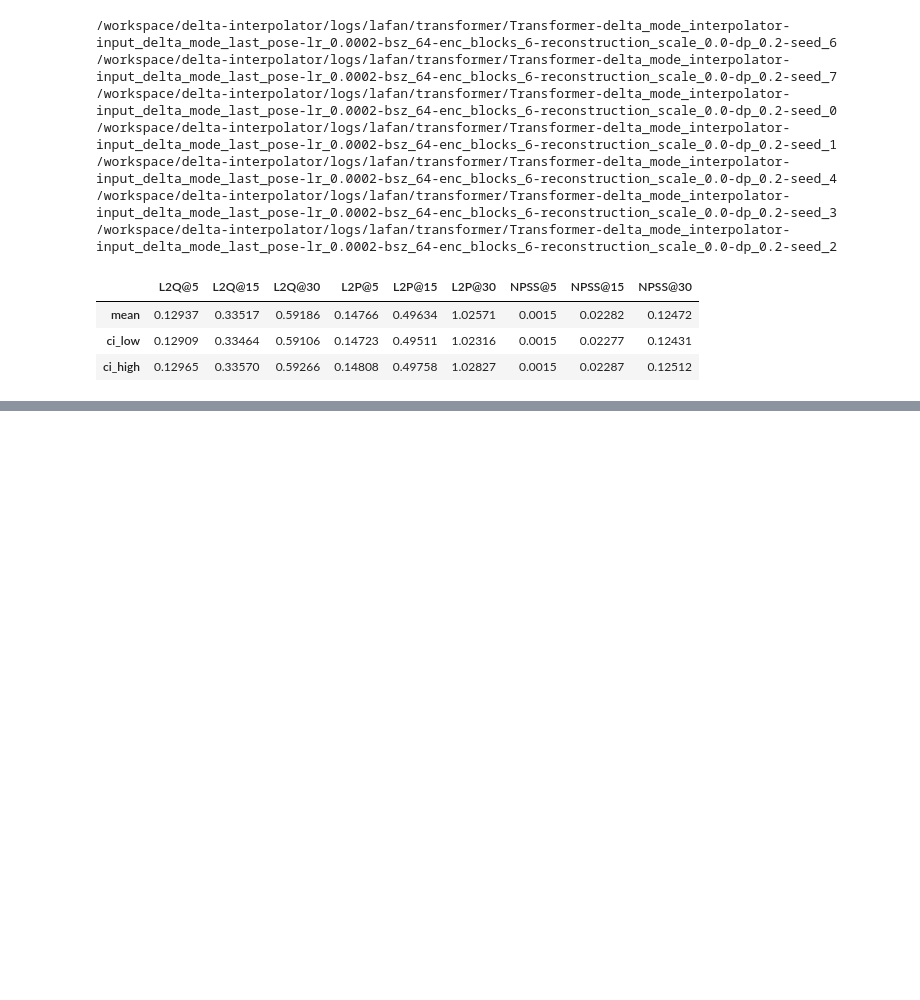
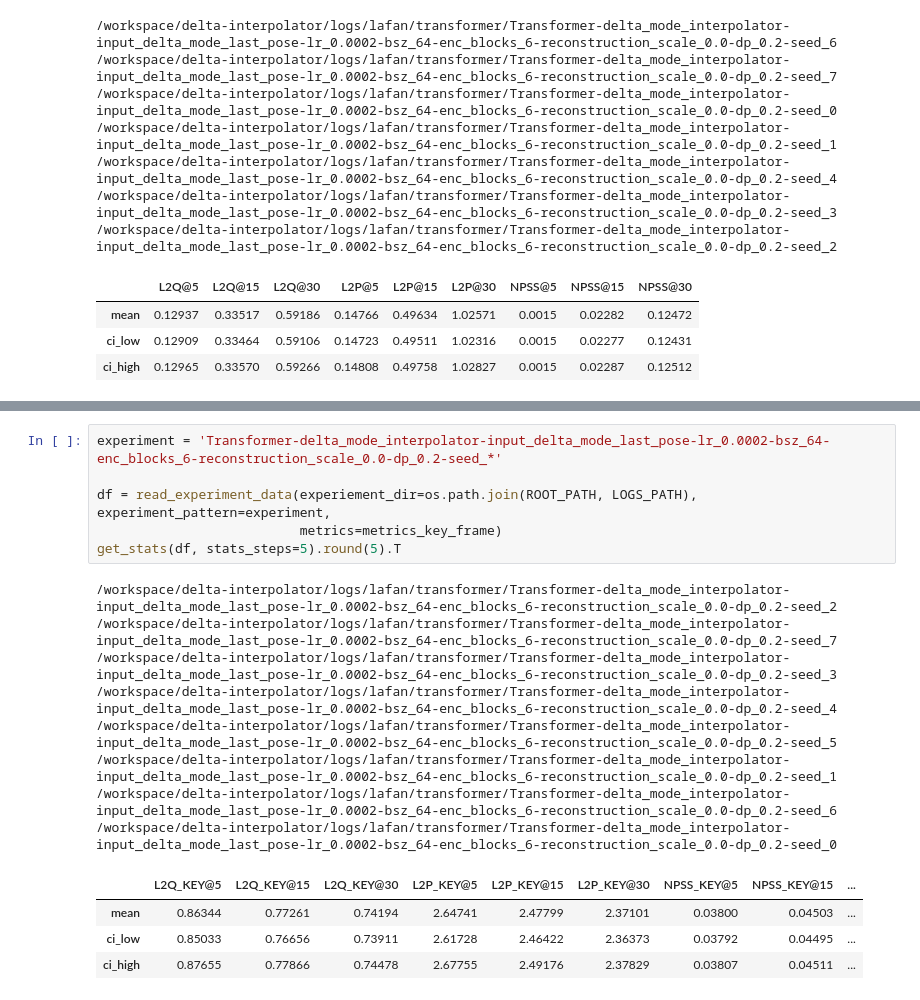
Before and after one commit to boreshkinai/delta-interpolator, a Jupyter notebook: LaFAN1Results.ipynb, the cells around one changed output, grey strips where cells are left out. Saved outputs shown, nothing was run; the diff lists cells and outputs as text; blank space fills up the shorter version.

```diff
--- a/LaFAN1Results.ipynb
+++ b/LaFAN1Results.ipynb
@@ -226,0 +253,19 @@ get_stats(df, stats_steps=5).round(5).T
+# %%
+experiment = 'Transformer-delta_mode_interpolator-input_delta_mode_last_pose-lr_0.0002-bsz_64-enc_blocks_6-reconstruction_scale_0.0-dp_0.2-seed_*'
+
+df = read_experiment_data(experiement_dir=os.path.join(ROOT_PATH, LOGS_PATH), experiment_pattern=experiment,
+                          metrics=metrics_key_frame)
+get_stats(df, stats_steps=5).round(5).T
+# %% [output]
+/workspace/delta-interpolator/logs/lafan/transformer/Transformer-delta_mode_interpolator-input_delta_mode_last_pose-lr_0.0002-bsz_64-enc_blocks_6-reconstruction_scale_0.0-dp_0.2-seed_2
+/workspace/delta-interpolator/logs/lafan/transformer/Transformer-delta_mode_interpolator-input_delta_mode_last_pose-lr_0.0002-bsz_64-enc_blocks_6-reconstruction_scale_0.0-dp_0.2-seed_7
+/workspace/delta-interpolator/logs/lafan/transformer/Transformer-delta_mode_interpolator-input_delta_mode_last_pose-lr_0.0002-bsz_64-enc_blocks_6-reconstruction_scale_0.0-dp_0.2-seed_3
+/workspace/delta-interpolator/logs/lafan/transformer/Transformer-delta_mode_interpolator-input_delta_mode_last_pose-lr_0.0002-bsz_64-enc_blocks_6-reconstruction_scale_0.0-dp_0.2-seed_4
+/workspace/delta-interpolator/logs/lafan/transformer/Transformer-delta_mode_interpolator-input_delta_mode_last_pose-lr_0.0002-bsz_64-enc_blocks_6-reconstruction_scale_0.0-dp_0.2-seed_5
+/workspace/delta-interpolator/logs/lafan/transformer/Transformer-delta_mode_interpolator-input_delta_mode_last_pose-lr_0.0002-bsz_64-enc_blocks_6-reconstruction_scale_0.0-dp_0.2-seed_1
+/workspace/delta-interpolator/logs/lafan/transformer/Transformer-delta_mode_interpolator-input_delta_mode_last_pose-lr_0.0002-bsz_64-enc_blocks_6-reconstruction_scale_0.0-dp_0.2-seed_6
+/workspace/delta-interpolator/logs/lafan/transformer/Transformer-delta_mode_interpolator-input_delta_mode_last_pose-lr_0.0002-bsz_64-enc_blocks_6-reconstruction_scale_0.0-dp_0.2-seed_0
+|  | L2Q_KEY@5 | L2Q_KEY@15 | L2Q_KEY@30 | L2P_KEY@5 | L2P_KEY@15 | L2P_KEY@30 | NPSS_KEY@5 | NPSS_KEY@15 | ... |
+| mean | 0.86344 | 0.77261 | 0.74194 | 2.64741 | 2.47799 | 2.37101 | 0.03800 | 0.04503 | ... |
+| ci_low | 0.85033 | 0.76656 | 0.73911 | 2.61728 | 2.46422 | 2.36373 | 0.03792 | 0.04495 | ... |
+| ci_high | 0.87655 | 0.77866 | 0.74478 | 2.67755 | 2.49176 | 2.37829 | 0.03807 | 0.04511 | ... |
```
Also changed, not shown: parts of 3 cells of this notebook, 2 other files.
